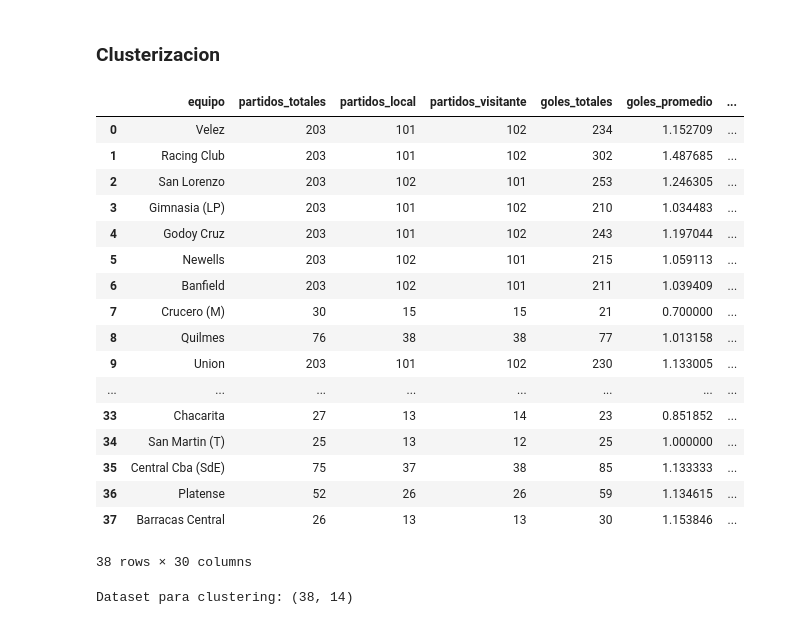
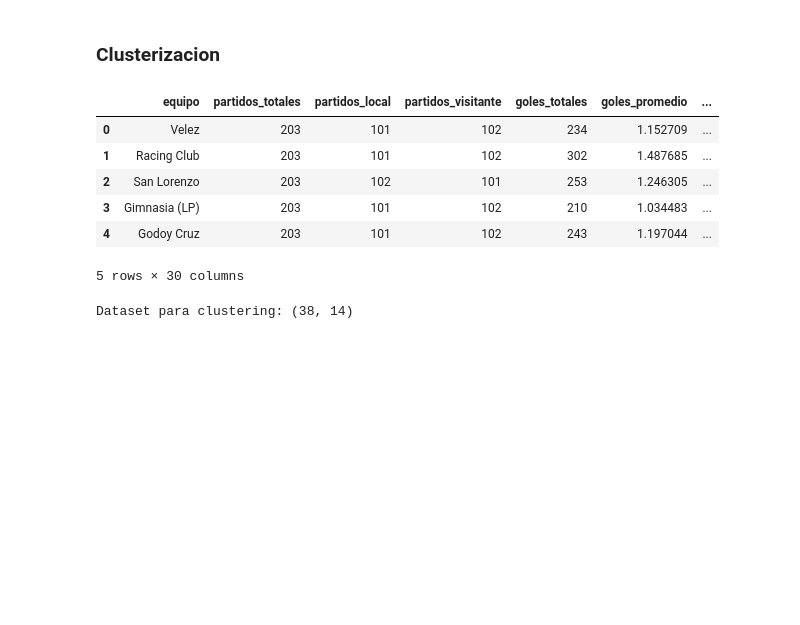
Before and after one commit to Andru-1987/86400_data_science_i_diplomatura, a Jupyter notebook: 08_aprendizaje_no_supervisado/clase_practica/ml_no_supervisado.ipynb, the cells around one changed output. Cells and saved outputs as stored; diff of their text form; code cells hidden in the pictures; blank space fills up the shorter version.

```diff
--- a/08_aprendizaje_no_supervisado/clase_practica/ml_no_supervisado.ipynb
+++ b/08_aprendizaje_no_supervisado/clase_practica/ml_no_supervisado.ipynb
@@ -445,26 +445,15 @@ def calcular_estadisticas_equipos(df):
 # %%
 # Calcular estadísticas
 df_equipos = calcular_estadisticas_equipos(df)
-df_equipos
+df_equipos.head()
 # %% [output]
 |  | equipo | partidos_totales | partidos_local | partidos_visitante | goles_totales | goles_promedio | ... |
 | 0 | Velez | 203 | 101 | 102 | 234 | 1.152709 | ... |
 | 1 | Racing Club | 203 | 101 | 102 | 302 | 1.487685 | ... |
 | 2 | San Lorenzo | 203 | 102 | 101 | 253 | 1.246305 | ... |
 | 3 | Gimnasia (LP) | 203 | 101 | 102 | 210 | 1.034483 | ... |
 | 4 | Godoy Cruz | 203 | 101 | 102 | 243 | 1.197044 | ... |
-| 5 | Newells | 203 | 102 | 101 | 215 | 1.059113 | ... |
-| 6 | Banfield | 203 | 102 | 101 | 211 | 1.039409 | ... |
-| 7 | Crucero (M) | 30 | 15 | 15 | 21 | 0.700000 | ... |
-| 8 | Quilmes | 76 | 38 | 38 | 77 | 1.013158 | ... |
-| 9 | Union | 203 | 101 | 102 | 230 | 1.133005 | ... |
-| ... | ... | ... | ... | ... | ... | ... | ... |
-| 33 | Chacarita | 27 | 13 | 14 | 23 | 0.851852 | ... |
-| 34 | San Martin (T) | 25 | 13 | 12 | 25 | 1.000000 | ... |
-| 35 | Central Cba (SdE) | 75 | 37 | 38 | 85 | 1.133333 | ... |
-| 36 | Platense | 52 | 26 | 26 | 59 | 1.134615 | ... |
-| 37 | Barracas Central | 26 | 13 | 13 | 30 | 1.153846 | ... |
-38 rows × 30 columns
+5 rows × 30 columns
 # %%
 # Columnas recomendadas para clustering
 
```
Also changed, not shown: 2 other files.
